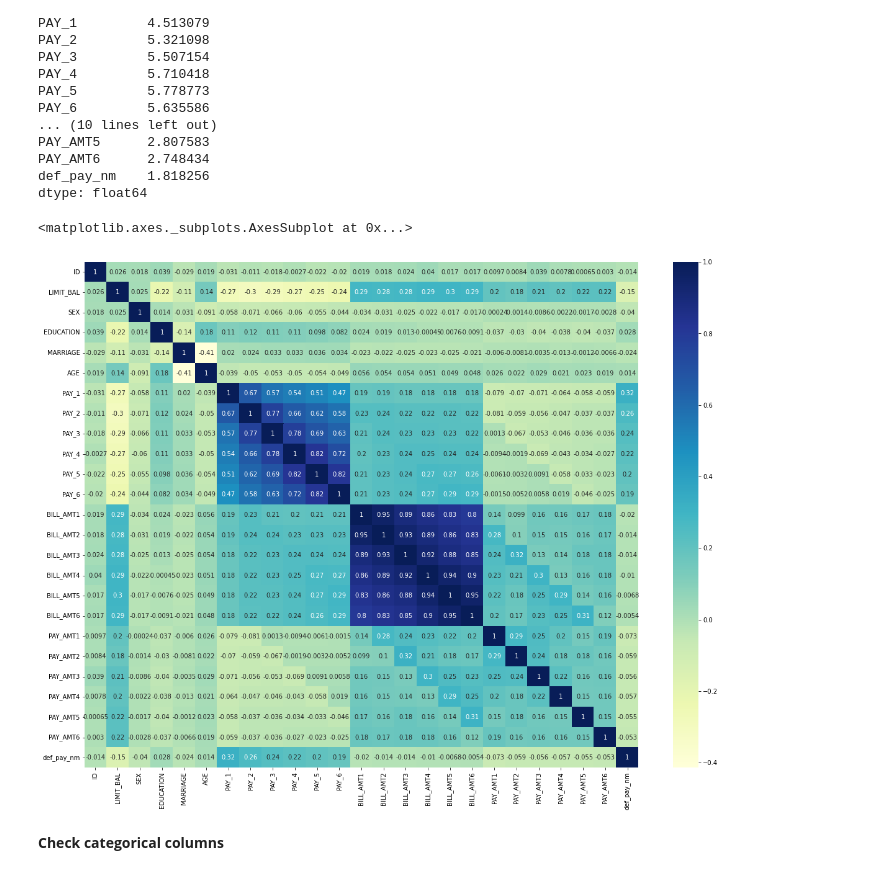
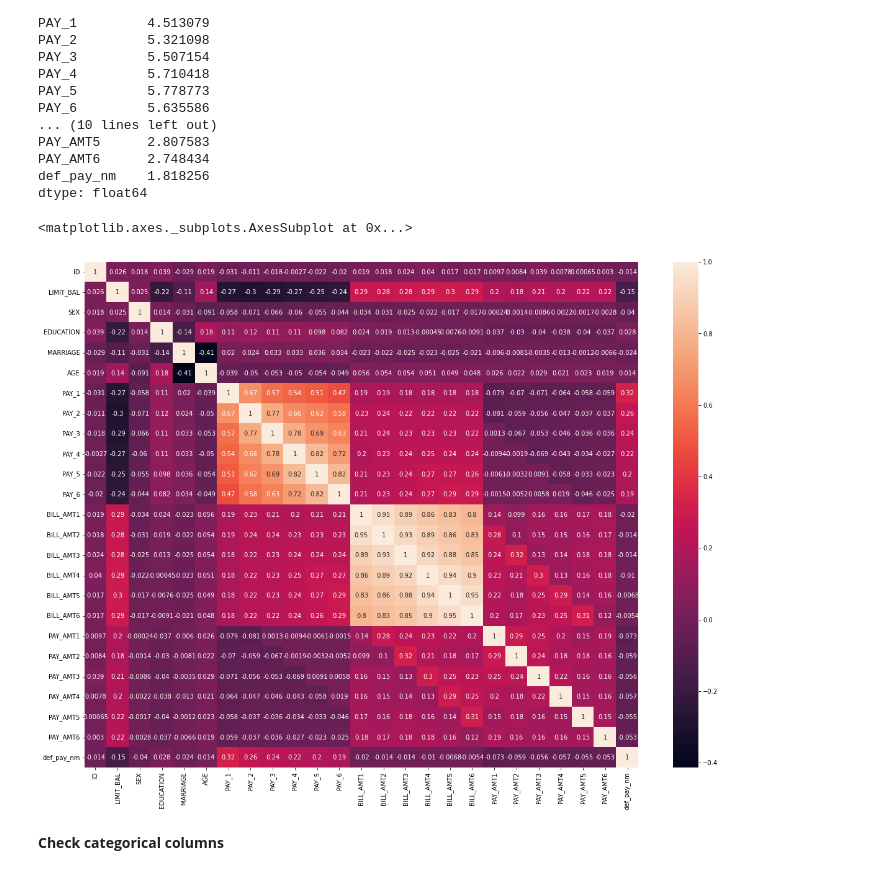
Before and after one commit to techsidh/credit-card-default-prediction, a Jupyter notebook: Credit_Card_Default_PredictioN.ipynb, the cells around one changed output. Saved outputs shown, nothing was run; the diff lists cells and outputs as text; code cells hidden in the pictures.

```diff
--- a/Credit_Card_Default_PredictioN.ipynb
+++ b/Credit_Card_Default_PredictioN.ipynb
@@ -265,11 +289,11 @@ dtype: float64
 # %%
 #Heatmap for visualizing correaltion
 
 plt.figure(figsize = (20,15))
-sns.heatmap(df.corr(),annot = True,cmap = 'YlGnBu')
+sns.heatmap(df.corr(),annot = True)
 # %% [output]
 <matplotlib.axes._subplots.AxesSubplot at 0x...>
-[figure, old version]
+[figure, new version]
 # %% [markdown]
 **Check categorical columns**
 # %% [markdown]
```
Also changed, not shown: parts of 54 cells of this notebook.
